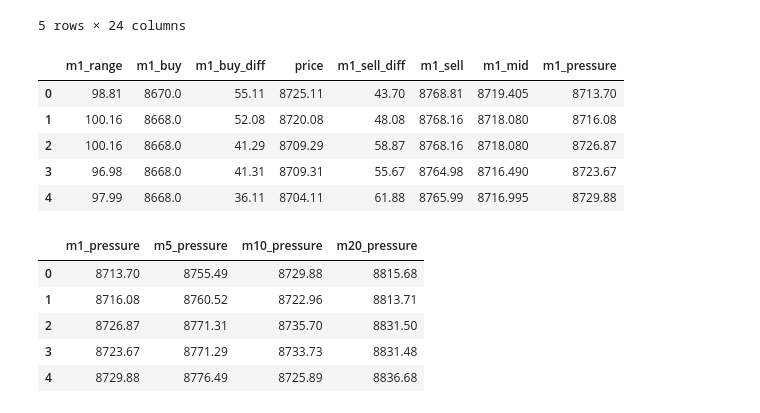
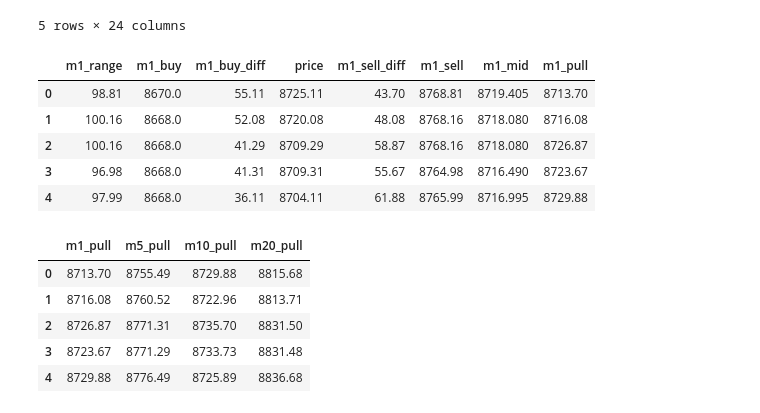
Before and after one commit to atomantic/bitcoin_orderbook_indicator, a Jupyter notebook: notebooks/main.ipynb, the cells around one changed output. Cells and saved outputs as stored; diff of their text form; code cells hidden in the pictures.

Commit message:
pressure->pull and update docs

```diff
--- a/notebooks/main.ipynb
+++ b/notebooks/main.ipynb
@@ -80,20 +80,20 @@ for limit in limits:
 #     frame[limit+'_percentage'] = frame[limit+'_buy_diff'] / frame[limit+'_range']
 #     frame[limit+'_support'] = frame.price * (1-frame[limit+'_percentage'])
     frame[limit+'_mid'] = (frame[limit+'_buy'] + frame[limit+'_sell']) / 2
-    frame[limit+'_pressure'] = frame.price + frame[limit+'_sell_diff'] - frame[limit+'_buy_diff']
+    frame[limit+'_pull'] = frame.price + frame[limit+'_sell_diff'] - frame[limit+'_buy_diff']
 # %%
-frame.filter(items=['m1_range','m1_buy','m1_buy_diff', 'price','m1_sell_diff', 'm1_sell', 'm1_mid', 'm1_pressure']).head(5)
+frame.filter(items=['m1_range','m1_buy','m1_buy_diff', 'price','m1_sell_diff', 'm1_sell', 'm1_mid', 'm1_pull']).head(5)
 # %% [output]
-|  | m1_range | m1_buy | m1_buy_diff | price | m1_sell_diff | m1_sell | m1_mid | m1_pressure |
+|  | m1_range | m1_buy | m1_buy_diff | price | m1_sell_diff | m1_sell | m1_mid | m1_pull |
 | 0 | 98.81 | 8670.0 | 55.11 | 8725.11 | 43.70 | 8768.81 | 8719.405 | 8713.70 |
 | 1 | 100.16 | 8668.0 | 52.08 | 8720.08 | 48.08 | 8768.16 | 8718.080 | 8716.08 |
 | 2 | 100.16 | 8668.0 | 41.29 | 8709.29 | 58.87 | 8768.16 | 8718.080 | 8726.87 |
 | 3 | 96.98 | 8668.0 | 41.31 | 8709.31 | 55.67 | 8764.98 | 8716.490 | 8723.67 |
 | 4 | 97.99 | 8668.0 | 36.11 | 8704.11 | 61.88 | 8765.99 | 8716.995 | 8729.88 |
 # %%
-frame.filter(items=['m1_pressure','m5_pressure','m10_pressure','m20_pressure']).head(5)
+frame.filter(items=['m1_pull','m5_pull','m10_pull','m20_pull']).head(5)
 # %% [output]
-|  | m1_pressure | m5_pressure | m10_pressure | m20_pressure |
+|  | m1_pull | m5_pull | m10_pull | m20_pull |
 | 0 | 8713.70 | 8755.49 | 8729.88 | 8815.68 |
 | 1 | 8716.08 | 8760.52 | 8722.96 | 8813.71 |
 | 2 | 8726.87 | 8771.31 | 8735.70 | 8831.50 |
```
Also changed, not shown: parts of 1 cell of this notebook, 5 other files.
